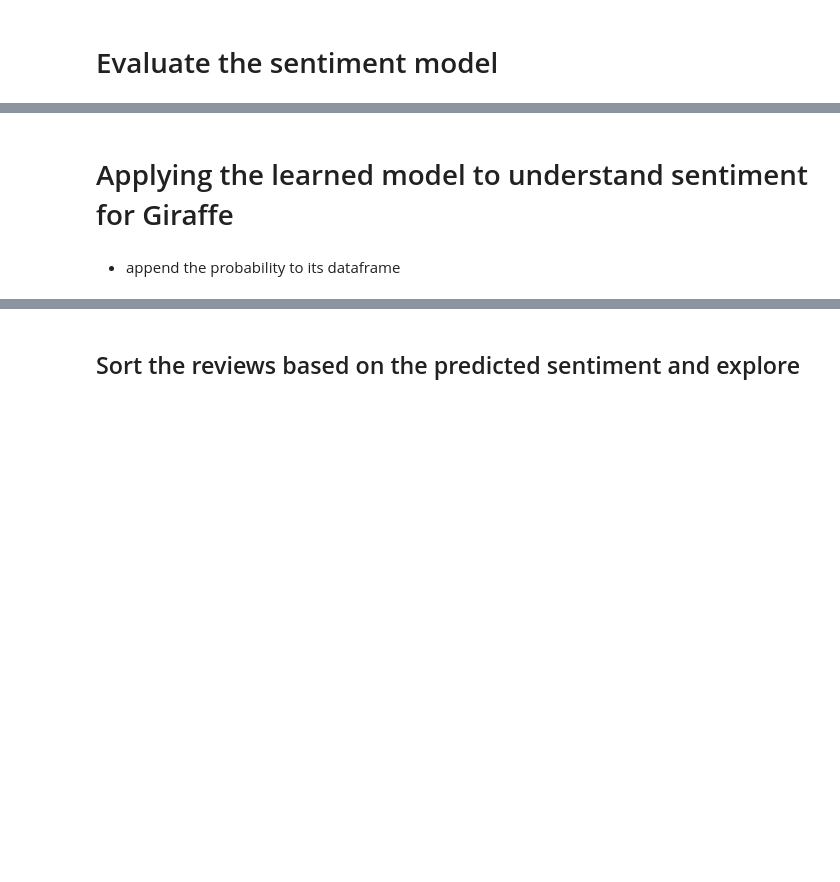
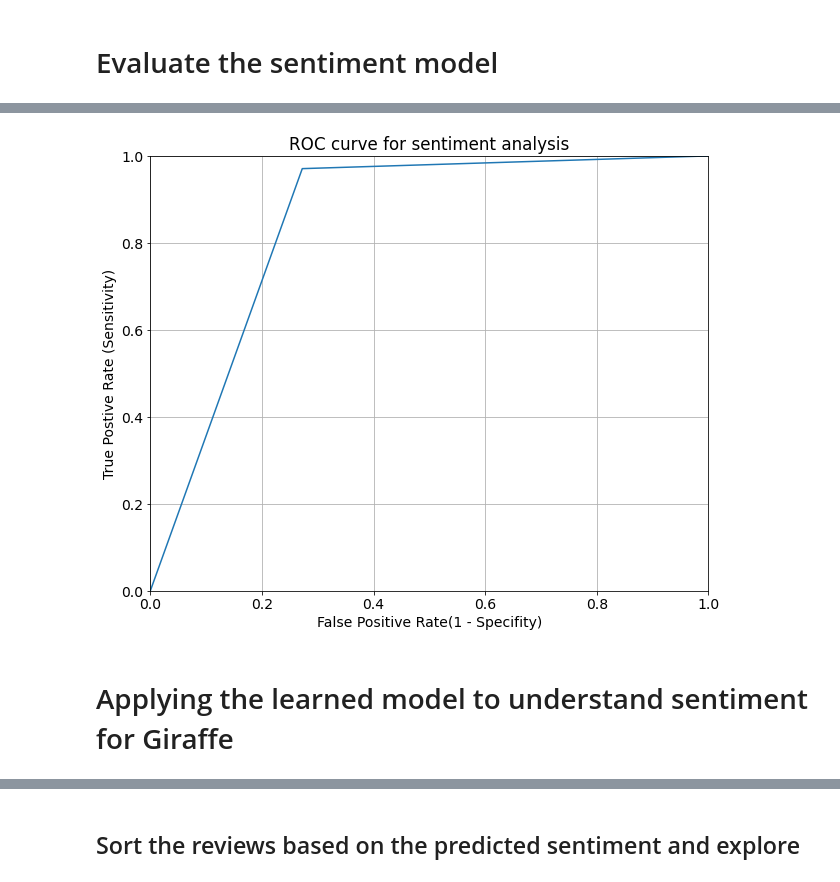
Before and after one commit to GreatBahram/washington-machine-learning-specialization, a Jupyter notebook: 01-foundations/week3/Analyzing product sentiment.ipynb, the cells around one changed output, grey strips where cells are left out. Saved outputs shown, nothing was run; the diff lists cells and outputs as text; code cells hidden in the pictures; blank space fills up the shorter version.

```diff
--- a/01-foundations/week3/Analyzing product sentiment.ipynb
+++ b/01-foundations/week3/Analyzing product sentiment.ipynb
@@ -175,2 +132,2 @@ logreg.fit(X_train, y_train)
 # %%
-y_pred = logreg.predict(X_test)
+y_pred = pipe.predict(X_test)
@@ -200,4 +220,14 @@ Print these metrics:
+# %%
+plt.figure(figsize=(10, 8))
+plt.plot(fpr, tpr)
+plt.xlim([0.0, 1.0])
+plt.ylim([0.0, 1.0])
+plt.title("ROC curve for sentiment analysis")
+plt.xlabel("False Positive Rate(1 - Specifity)")
+plt.ylabel("True Postive Rate (Sensitivity)")
+plt.grid(True)
+plt.show()
+# %% [output]
+[figure, added]
 # %% [markdown]
 # Applying the learned model to understand sentiment for Giraffe
-# %% [markdown]
-* append the probability to its dataframe
```
Also changed, not shown: parts of 61 cells of this notebook.
